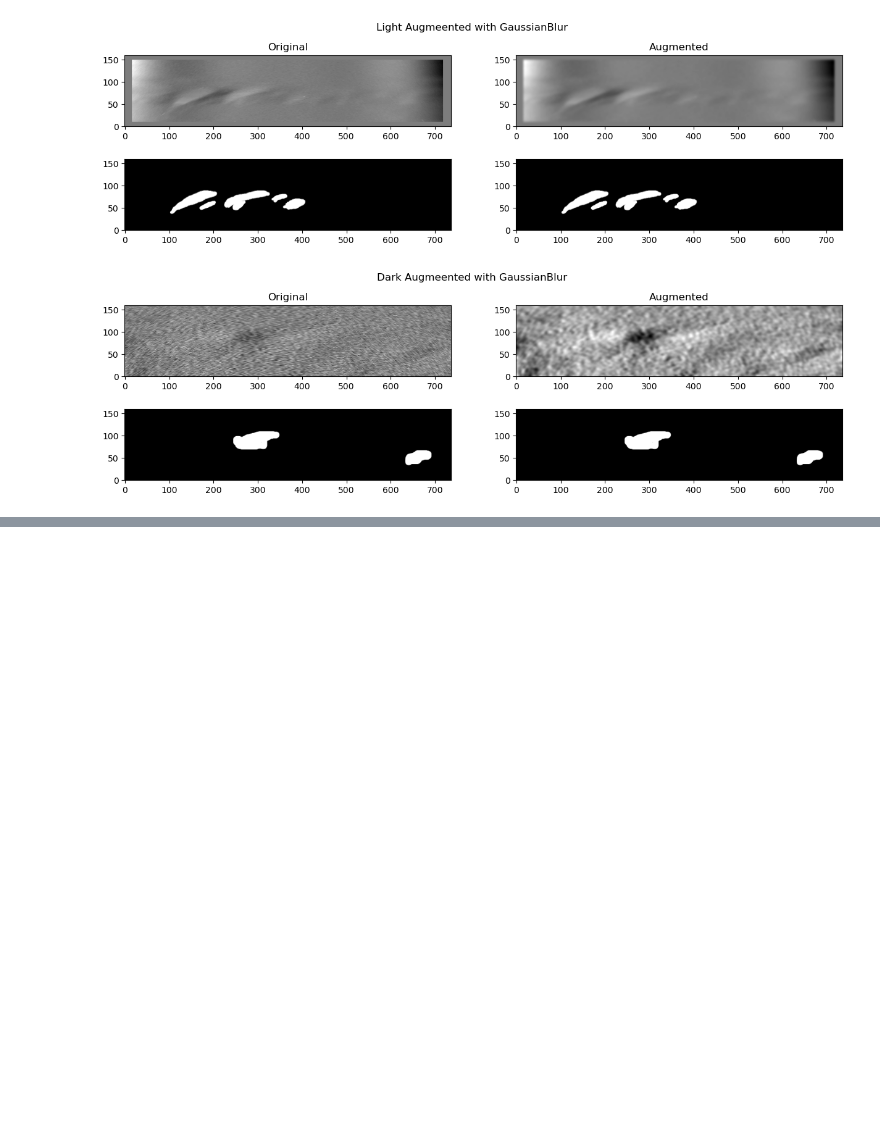
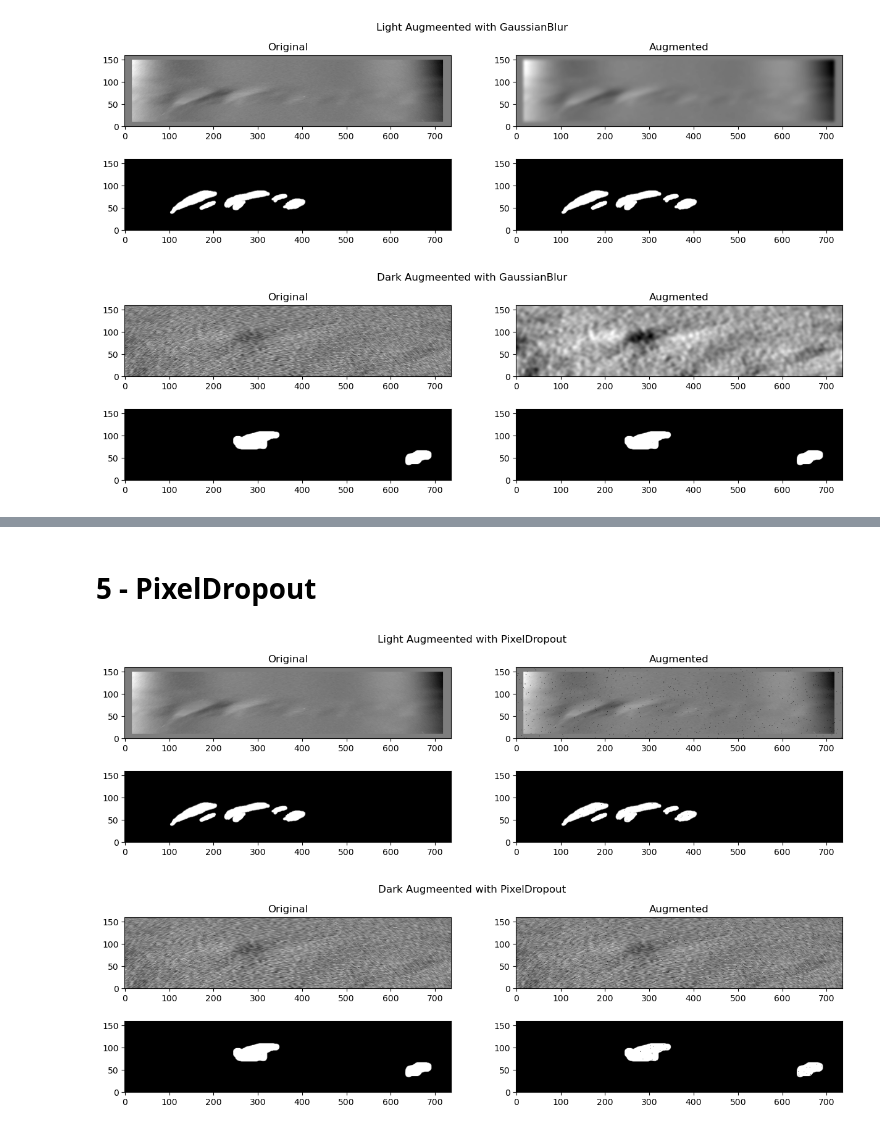
Before and after one commit to Yugadeep/Spokes_ML, a Jupyter notebook: augmentation_demo.ipynb, the cells around one changed output, grey strips where cells are left out. Saved outputs shown, nothing was run; the diff lists cells and outputs as text; code cells hidden in the pictures; blank space fills up the shorter version.

```diff
--- a/augmentation_demo.ipynb
+++ b/augmentation_demo.ipynb
@@ -70,0 +105,14 @@ visualize_augmentation(aug, augment_name)
+# %% [markdown]
+# 5 - PixelDropout
+# %%
+aug = alb.Compose(
+    [alb.PixelDropout(dropout_prob = 0.005, per_channel = False, drop_value = 0, mask_drop_value = 0, p=1)],
+    additional_targets={'dark_image': 'image', 'dark_mask': 'mask'}
+)
+
+augment_name = "PixelDropout"
+
+visualize_augmentation(aug, augment_name)
+# %% [output]
+[figure, added]
+[figure, added]
```
Also changed, not shown: parts of 11 cells of this notebook, 1 other file.
